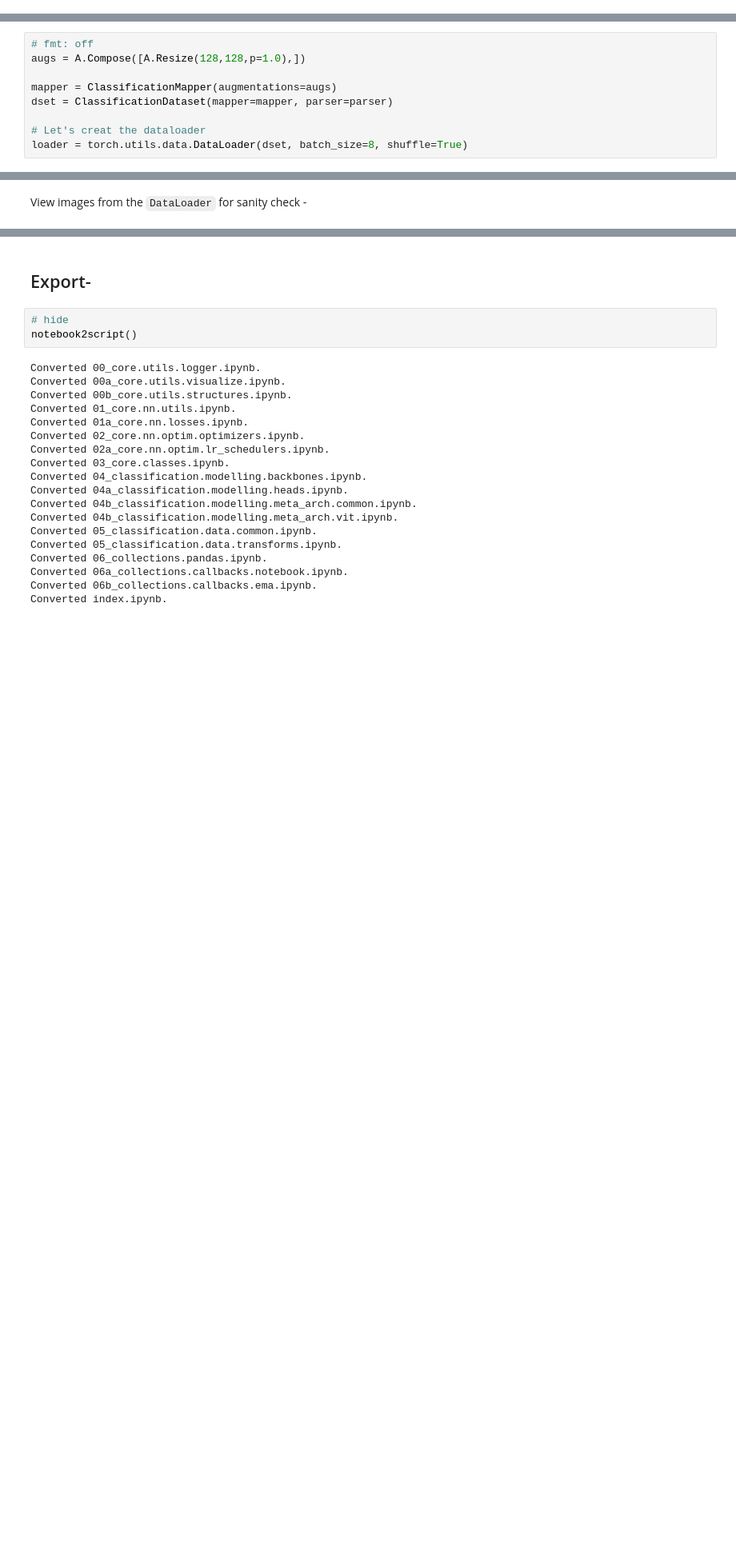
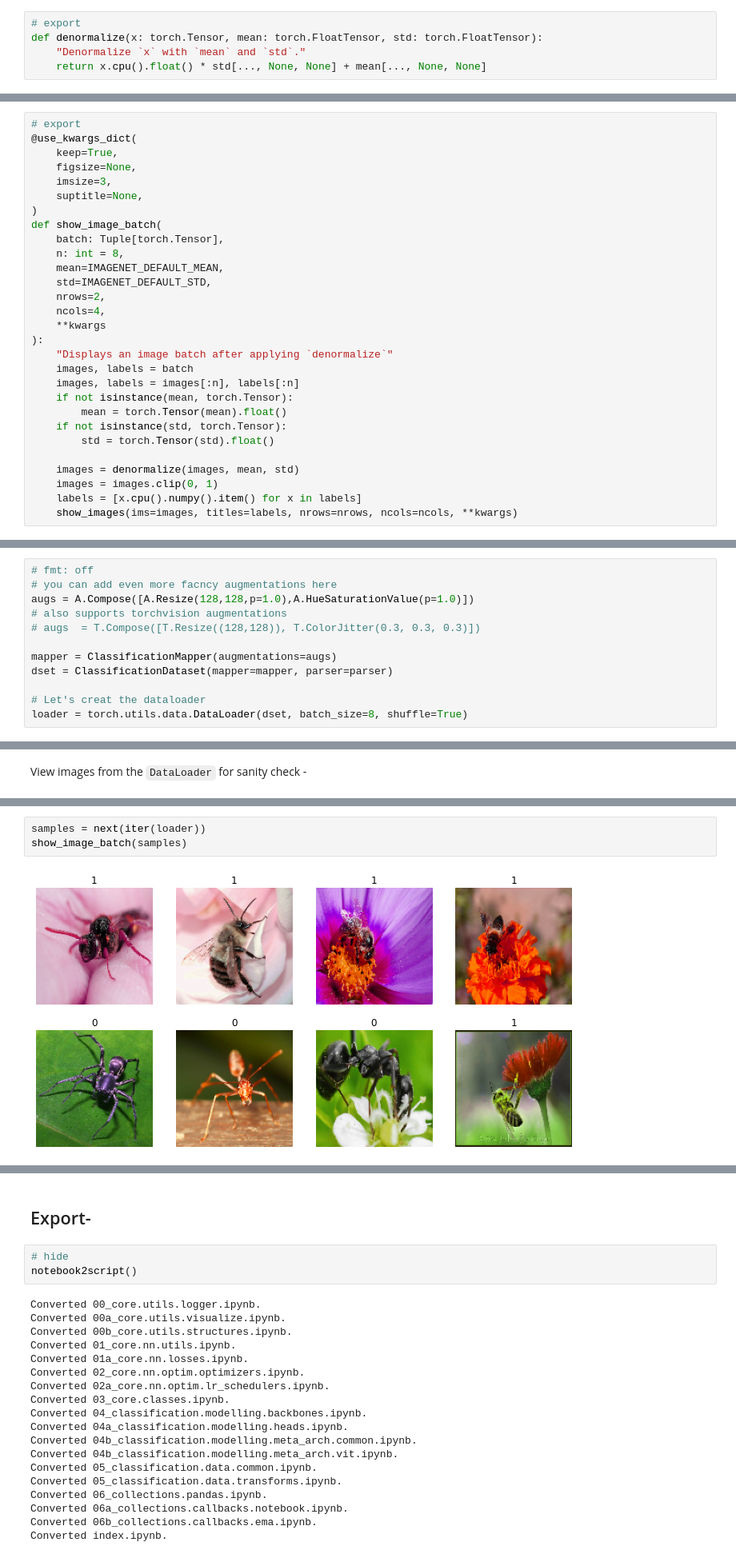
Before and after one commit to benihime91/gale, a Jupyter notebook: nbs/05_classification.data.common.ipynb, the cells around one changed output, grey strips where cells are left out. Shown at 80% size. Saved outputs shown, nothing was run; the diff lists cells and outputs as text; blank space fills up the shorter version.

```diff
--- a/nbs/05_classification.data.common.ipynb
+++ b/nbs/05_classification.data.common.ipynb
@@ -180,0 +147,5 @@ show_image(image)
+# %%
+# export
+def denormalize(x: torch.Tensor, mean: torch.FloatTensor, std: torch.FloatTensor):
+    "Denormalize `x` with `mean` and `std`."
+    return x.cpu().float() * std[..., None, None] + mean[..., None, None]
@@ -180,0 +154,29 @@ show_image(image)
+# %%
+# export
+@use_kwargs_dict(
+    keep=True,
+    figsize=None,
+    imsize=3,
+    suptitle=None,
+)
+def show_image_batch(
+    batch: Tuple[torch.Tensor],
+    n: int = 8,
+    mean=IMAGENET_DEFAULT_MEAN,
+    std=IMAGENET_DEFAULT_STD,
+    nrows=2,
+    ncols=4,
+    **kwargs
+):
+    "Displays an image batch after applying `denormalize`"
+    images, labels = batch
+    images, labels = images[:n], labels[:n]
+    if not isinstance(mean, torch.Tensor):
+        mean = torch.Tensor(mean).float()
+    if not isinstance(std, torch.Tensor):
+        std = torch.Tensor(std).float()
+
+    images = denormalize(images, mean, std)
+    images = images.clip(0, 1)
+    labels = [x.cpu().numpy().item() for x in labels]
+    show_images(ims=images, titles=labels, nrows=nrows, ncols=ncols, **kwargs)
@@ -593,7 +595,10 @@ To get our data in Dataset's and DataLoader's we need to first create a maper fo
 The mapper will contain all the image augmentations and preprocessing necessary to prepare our data. While applying augmentations we do not need to normalize or convert our data to `Tensors`, this is automatically done by the `Mapper` :
 # %%
 # fmt: off
-augs = A.Compose([A.Resize(128,128,p=1.0),])
+# you can add even more facncy augmentations here
+augs = A.Compose([A.Resize(128,128,p=1.0),A.HueSaturationValue(p=1.0)])
+# also supports torchvision augmentations
+# augs  = T.Compose([T.Resize((128,128)), T.ColorJitter(0.3, 0.3, 0.3)])
 
 mapper = ClassificationMapper(augmentations=augs)
 dset = ClassificationDataset(mapper=mapper, parser=parser)
@@ -620,0 +612,5 @@ show_images(images, 2, 4, targets)
+# %%
+samples = next(iter(loader))
+show_image_batch(samples)
+# %% [output]
+[figure, added]
```
Also changed, not shown: parts of 21 cells of this notebook, 33 other files.
